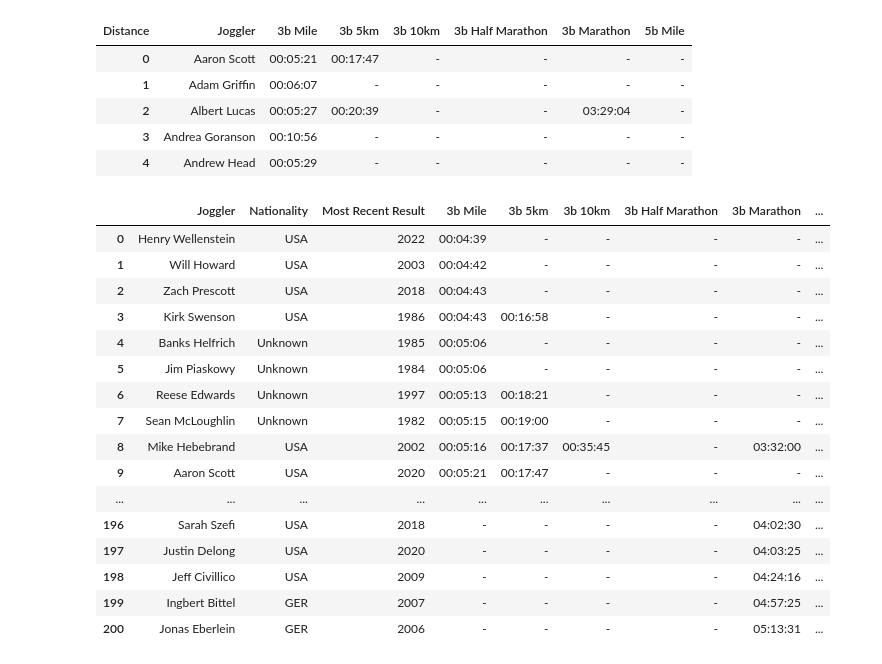
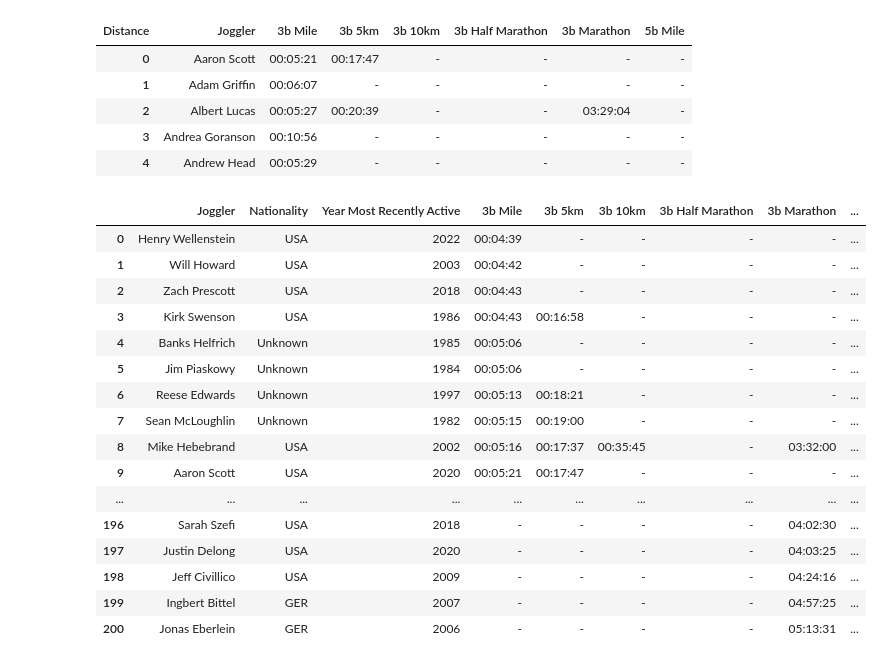
Before and after one commit to joggling-results/results, a Jupyter notebook: Analysis.ipynb, the cells around one changed output. Cells and saved outputs as stored; diff of their text form; code cells hidden in the pictures.

```diff
--- a/Analysis.ipynb
+++ b/Analysis.ipynb
@@ -63,6 +63,6 @@ nationality_df.head()
 | 3 | Kirk Swenson | USA |
 | 4 | Banks Helfrich | Unknown |
 # %%
-recency_df = data.groupby('Joggler')['Year'].max().reset_index().rename({'Year':'Most Recent Result'},axis=1)
+recency_df = data.groupby('Joggler')['Year'].max().reset_index().rename({'Year':'Year Most Recently Active'},axis=1)
 recency_df.head()
 # %% [output]
@@ -89,9 +89,10 @@ pivot_df.head()
 | 4 | Andrew Head | 00:05:29 | - | - | - | - | - |
 # %%
 joggler_df = nationality_df.merge(recency_df,on='Joggler').merge(pivot_df,on='Joggler')
+joggler_df.style.format({"Year Most Recently Active": lambda x : '{:.4f}'.format(x)})
 joggler_df
 # %% [output]
-|  | Joggler | Nationality | Most Recent Result | 3b Mile | 3b 5km | 3b 10km | 3b Half Marathon | 3b Marathon | ... |
+|  | Joggler | Nationality | Year Most Recently Active | 3b Mile | 3b 5km | 3b 10km | 3b Half Marathon | 3b Marathon | ... |
 | 0 | Henry Wellenstein | USA | 2022 | 00:04:39 | - | - | - | - | ... |
 | 1 | Will Howard | USA | 2003 | 00:04:42 | - | - | - | - | ... |
 | 2 | Zach Prescott | USA | 2018 | 00:04:43 | - | - | - | - | ... |
```
Also changed, not shown: parts of 1 cell of this notebook, 1 other file.
